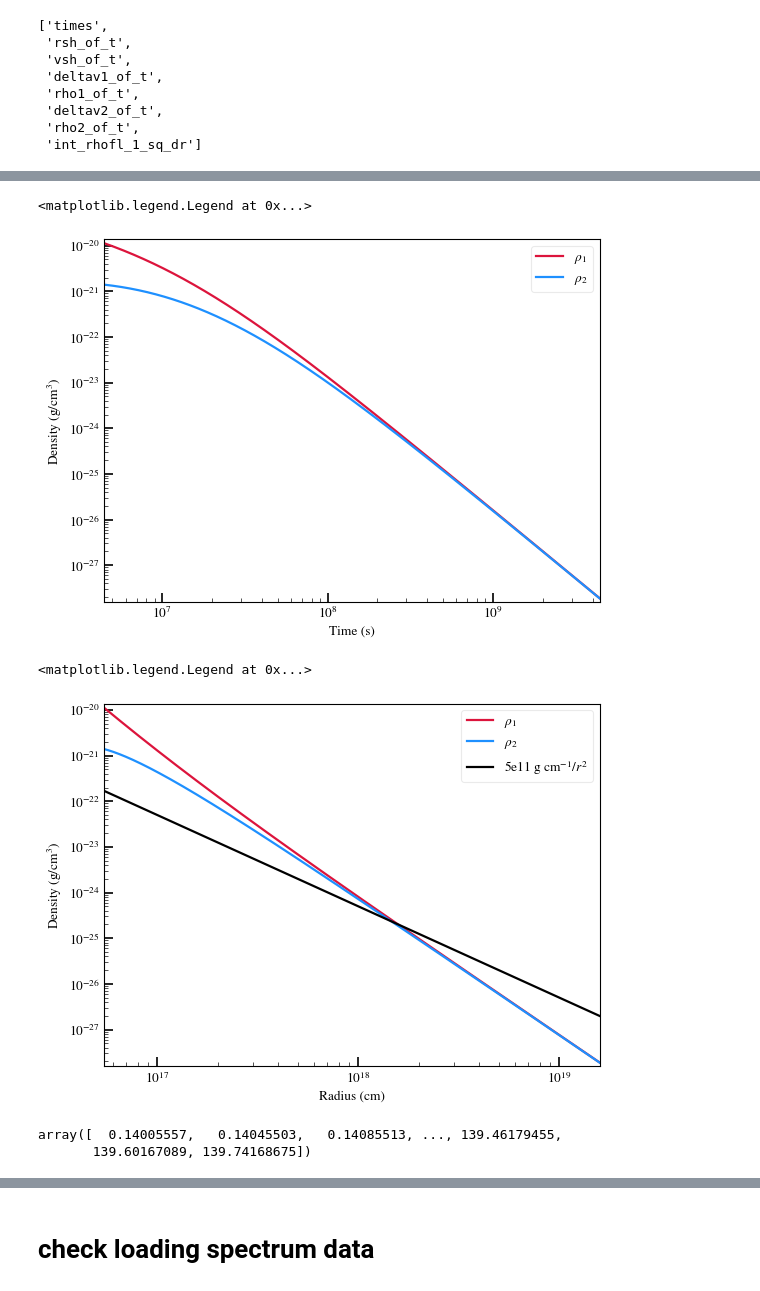
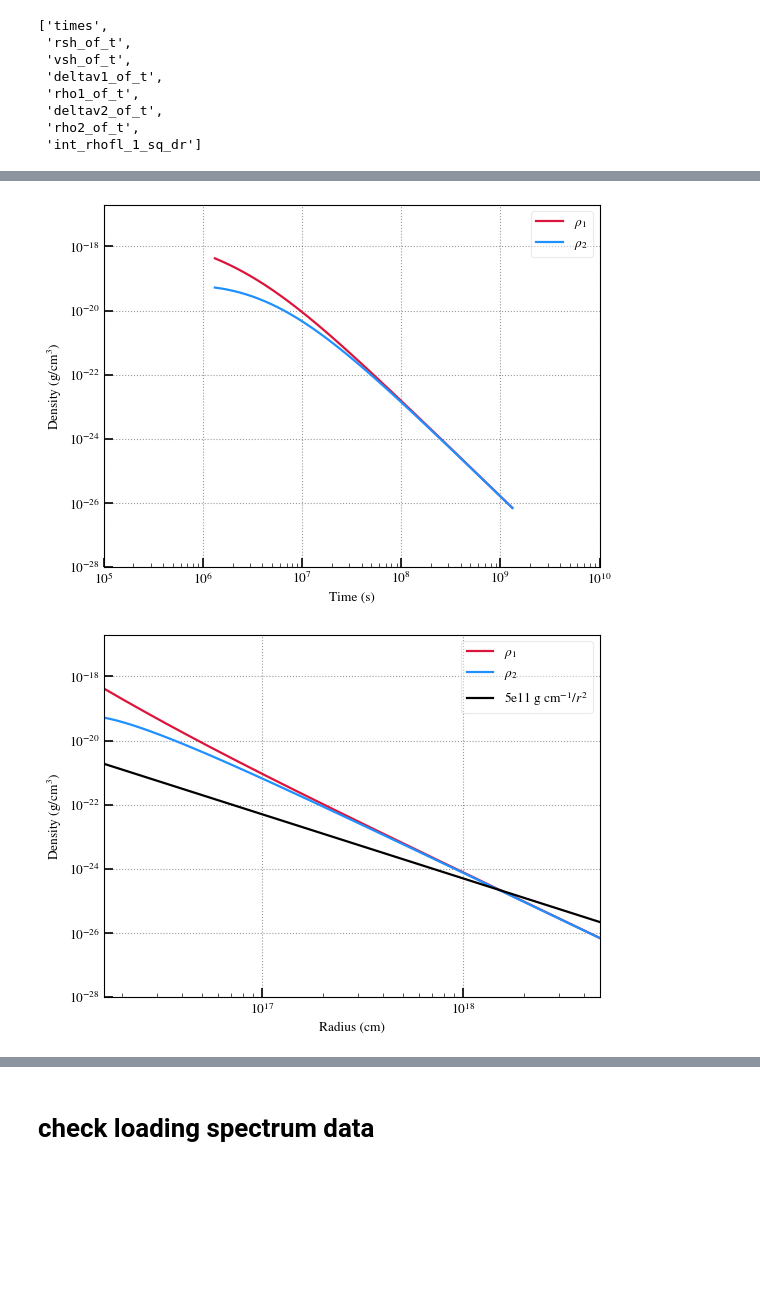
Before and after one commit to samanthacwu/Radio_Forward_Modeling, a Jupyter notebook: spectrum_evolution/check_spectrum_evol.ipynb, the cells around one changed output, grey strips where cells are left out. Saved outputs shown, nothing was run; the diff lists cells and outputs as text; code cells hidden in the pictures; blank space fills up the shorter version.

```diff
--- a/spectrum_evolution/check_spectrum_evol.ipynb
+++ b/spectrum_evolution/check_spectrum_evol.ipynb
@@ -81,7 +167,8 @@ plt.savefig('./evolve_spectrum_epsB_1e-2/shell_evolution_deltat_1yr/density_sq_i
 # %% [markdown]
 ## check loading shock_data.npz
 # %%
-shock_data = np.load('./evolve_spectrum_epsB_1e-2/shell_evolution_deltat_1yr/shock_data.npz')
+shock_data = np.load('./evolve_spectrum_epsB_1e-2/shell_evolution_deltat_0.3yr/shock_data.npz')
+# shock_data = np.load('./evolve_spectrum_epsB_1e-2/shell_evolution_deltat_1yr/shock_data.npz')
 # %%
 shock_data.files
 # %% [output]
@@ -111,30 +199,29 @@ plt.plot(shock_data['times'], shock_data['rho2_of_t'],color='dodgerblue',label=r
 
 plt.xlabel('Time (s)')
 plt.ylabel('Density (g/cm$^3$)')
+
+plt.xlim(1e5,1e10)
+plt.ylim(1e-28,2e-17)
 plt.xscale('log')
 plt.yscale('log')
 plt.legend()
+plt.grid(linestyle=':')
 # %% [output]
-<matplotlib.legend.Legend at 0x...>
-[figure, old version]
+[figure, new version]
 # %%
 plt.plot(shock_data['rsh_of_t'], shock_data['rho1_of_t'],color='crimson',label=r'$\rho_{1}$')
 plt.plot(shock_data['rsh_of_t'], shock_data['rho2_of_t'],color='dodgerblue',label=r'$\rho_{2}$')
 plt.plot(shock_data['rsh_of_t'], 5e11/(shock_data['rsh_of_t']**2),color='black',label=r'5e11 g cm$^{-1}$/$r^2$')
 
 plt.xlabel('Radius (cm)')
 plt.ylabel('Density (g/cm$^3$)')
 plt.xscale('log')
 plt.yscale('log')
 plt.legend()
+plt.ylim(1e-28,2e-17)
+plt.grid(linestyle=':')
 # %% [output]
-<matplotlib.legend.Legend at 0x...>
-[figure, old version]
+[figure, new version]
-# %%
-shock_data['times']/secinyear
-# %% [output]
-array([  0.14005557,   0.14045503,   0.14085513, ..., 139.46179455,
-       139.60167089, 139.74168675])
 # %%
 p=3
 
```
Also changed, not shown: parts of 60 cells of this notebook, 7 other files.
